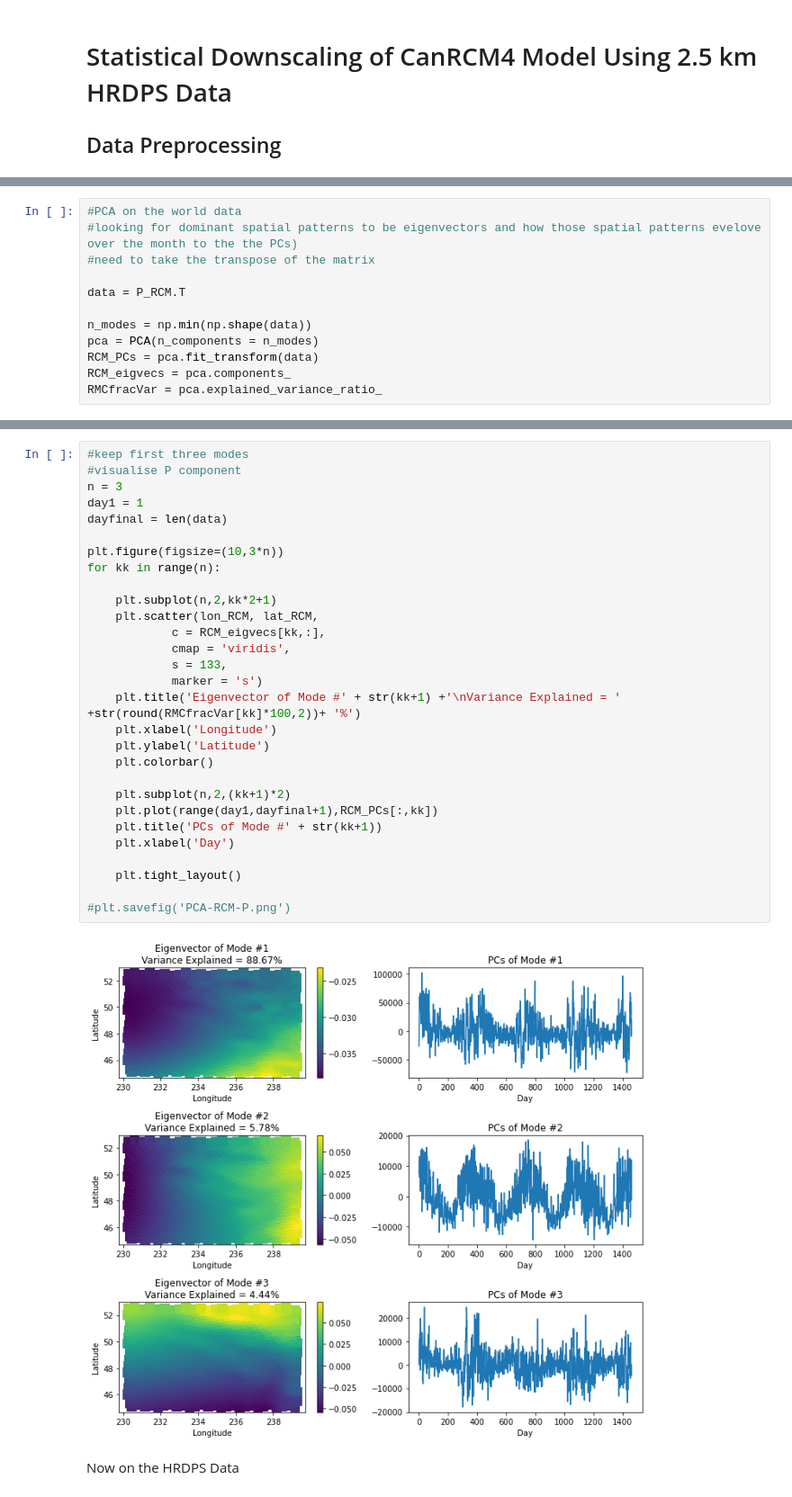
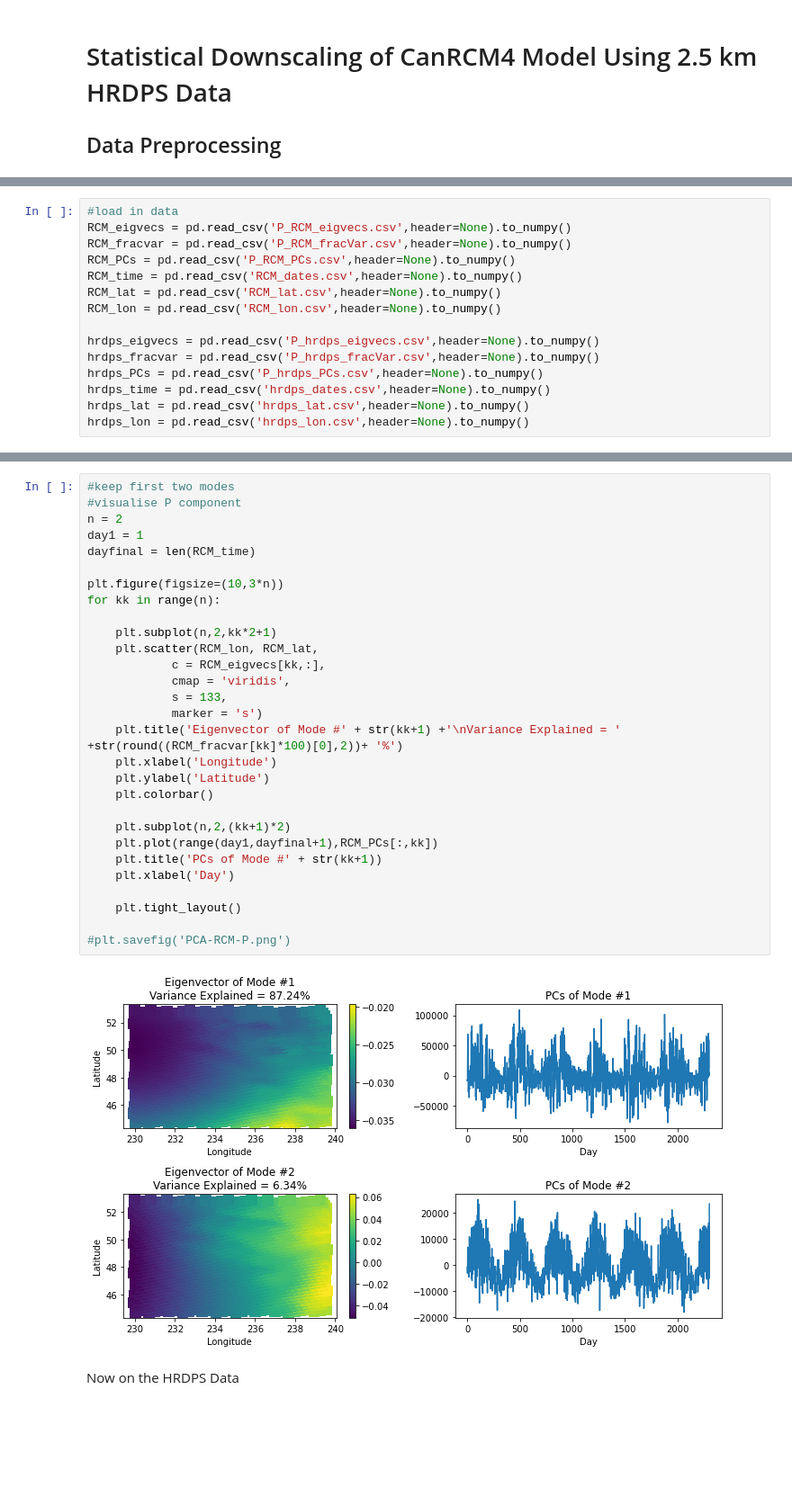
Before and after one commit to rbeutel/eosc510, a Jupyter notebook: proj-slp.ipynb, the cells around one changed output, grey strips where cells are left out. Shown at 90% size. Saved outputs shown, nothing was run; the diff lists cells and outputs as text; blank space fills up the shorter version.

Commit message:
completed PCA file and began working on converting amin file to work with exported numpy arrays

```diff
--- a/proj-slp.ipynb
+++ b/proj-slp.ipynb
@@ -141 +17,16 @@ hrdps = hrdps.resample(time_counter='D').mean(dim='time_counter')
+# %%
+#load in data
+RCM_eigvecs = pd.read_csv('P_RCM_eigvecs.csv',header=None).to_numpy()
+RCM_fracvar = pd.read_csv('P_RCM_fracVar.csv',header=None).to_numpy()
+RCM_PCs = pd.read_csv('P_RCM_PCs.csv',header=None).to_numpy()
+RCM_time = pd.read_csv('RCM_dates.csv',header=None).to_numpy()
+RCM_lat = pd.read_csv('RCM_lat.csv',header=None).to_numpy()
+RCM_lon = pd.read_csv('RCM_lon.csv',header=None).to_numpy()
+
+hrdps_eigvecs = pd.read_csv('P_hrdps_eigvecs.csv',header=None).to_numpy()
+hrdps_fracvar = pd.read_csv('P_hrdps_fracVar.csv',header=None).to_numpy()
+hrdps_PCs = pd.read_csv('P_hrdps_PCs.csv',header=None).to_numpy()
+hrdps_time = pd.read_csv('hrdps_dates.csv',header=None).to_numpy()
+hrdps_lat = pd.read_csv('hrdps_lat.csv',header=None).to_numpy()
+hrdps_lon = pd.read_csv('hrdps_lon.csv',header=None).to_numpy()
 # %%
@@ -223,15 +38,3 @@ First on CanRCM4 Model
-# %%
-#PCA on the world data
-#looking for dominant spatial patterns to be eigenvectors and how those spatial patterns evelove over the month to the the PCs)
-#need to take the transpose of the matrix
-
-data = P_RCM.T
-
-n_modes = np.min(np.shape(data))
-pca = PCA(n_components = n_modes)
-RCM_PCs = pca.fit_transform(data)
-RCM_eigvecs = pca.components_
-RMCfracVar = pca.explained_variance_ratio_
 # %%
 #plot fraction of variance explained by each mode
 
@@ -250,33 +53,33 @@ plt.show()
 # %%
-#keep first three modes
+#keep first two modes
 #visualise P component
-n = 3
+n = 2
 day1 = 1
-dayfinal = len(data)
+dayfinal = len(RCM_time)
 
 plt.figure(figsize=(10,3*n))
 for kk in range(n):
 
     plt.subplot(n,2,kk*2+1)
-    plt.scatter(lon_RCM, lat_RCM,
+    plt.scatter(RCM_lon, RCM_lat,
             c = RCM_eigvecs[kk,:],
             cmap = 'viridis',
             s = 133,
             marker = 's')
-    plt.title('Eigenvector of Mode #' + str(kk+1) +'\nVariance Explained = ' +str(round(RMCfracVar[kk]*100,2))+ '%')
+    plt.title('Eigenvector of Mode #' + str(kk+1) +'\nVariance Explained = ' +str(round((RCM_fracvar[kk]*100)[0],2))+ '%')
     plt.xlabel('Longitude')
     plt.ylabel('Latitude')
     plt.colorbar()
 
     plt.subplot(n,2,(kk+1)*2)
     plt.plot(range(day1,dayfinal+1),RCM_PCs[:,kk])
     plt.title('PCs of Mode #' + str(kk+1))
     plt.xlabel('Day')
 
     plt.tight_layout()
 
 #plt.savefig('PCA-RCM-P.png')
 # %% [output]
-[figure, old version]
+[figure, new version]
 # %% [markdown]
 Now on the HRDPS Data
```
Also changed, not shown: parts of 22 cells of this notebook, 3 other files.
